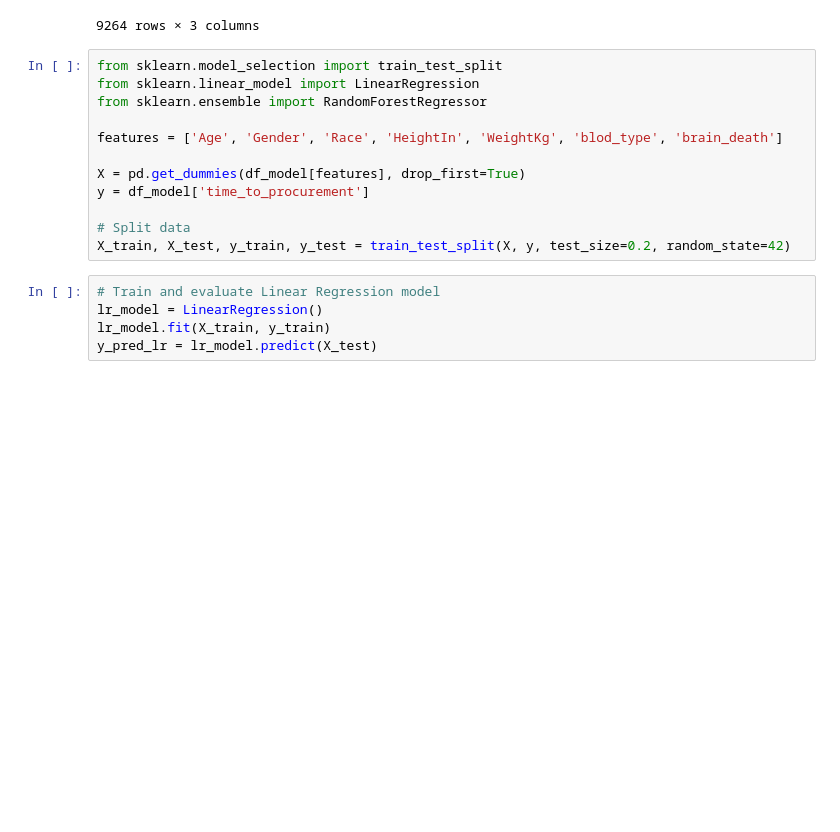
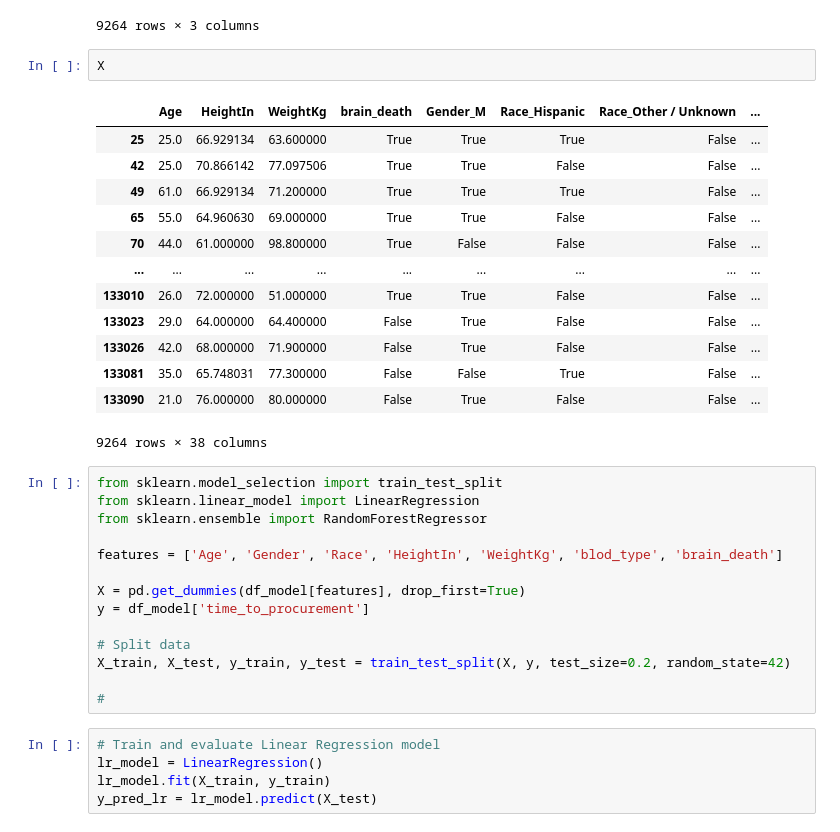
Before and after one commit to juanes-grimaldos/health-project-mlops, a Jupyter notebook: src/initial_model.ipynb, the cells around one changed output. Drawn from its saved outputs; the diff is of its cells as text; blank space fills up the shorter version.

```diff
--- a/src/initial_model.ipynb
+++ b/src/initial_model.ipynb
@@ -192,6 +192,22 @@ df_model[['ABO_BloodType', 'ABO_Rh', 'blod_type']]
 | 133081 | O | Negative | O-Negative |
 | 133090 | A | Negative | A-Negative |
 9264 rows × 3 columns
+# %%
+X
+# %% [output]
+|  | Age | HeightIn | WeightKg | brain_death | Gender_M | Race_Hispanic | Race_Other / Unknown | ... |
+| 25 | 25.0 | 66.929134 | 63.600000 | True | True | True | False | ... |
+| 42 | 25.0 | 70.866142 | 77.097506 | True | True | False | False | ... |
+| 49 | 61.0 | 66.929134 | 71.200000 | True | True | True | False | ... |
+| 65 | 55.0 | 64.960630 | 69.000000 | True | True | False | False | ... |
+| 70 | 44.0 | 61.000000 | 98.800000 | True | False | False | False | ... |
+| ... | ... | ... | ... | ... | ... | ... | ... | ... |
+| 133010 | 26.0 | 72.000000 | 51.000000 | True | True | False | False | ... |
+| 133023 | 29.0 | 64.000000 | 64.400000 | False | True | False | False | ... |
+| 133026 | 42.0 | 68.000000 | 71.900000 | False | True | False | False | ... |
+| 133081 | 35.0 | 65.748031 | 77.300000 | False | False | True | False | ... |
+| 133090 | 21.0 | 76.000000 | 80.000000 | False | True | False | False | ... |
+9264 rows × 38 columns
 # %%
 from sklearn.model_selection import train_test_split
 from sklearn.linear_model import LinearRegression
@@ -204,6 +220,8 @@ y = df_model['time_to_procurement']
 
 # Split data
 X_train, X_test, y_train, y_test = train_test_split(X, y, test_size=0.2, random_state=42)
+
+#
 # %%
 # Train and evaluate Linear Regression model
 lr_model = LinearRegression()
```
Also changed, not shown: parts of 3 cells of this notebook.
